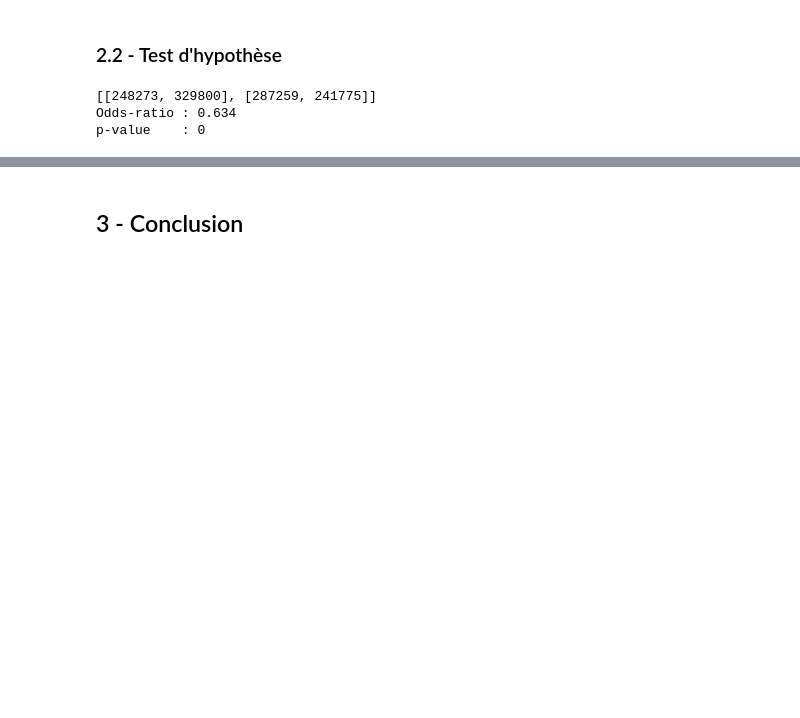
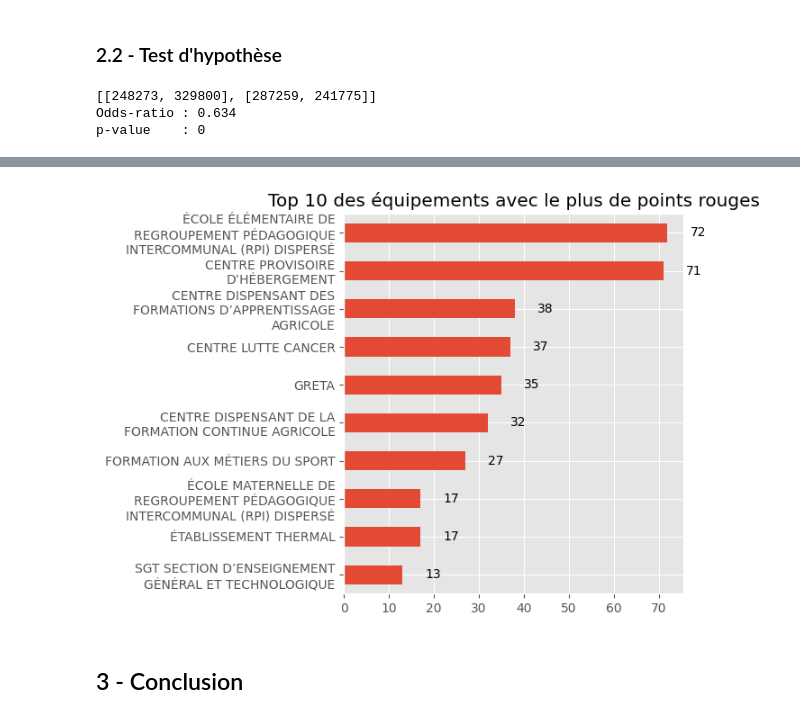
Before and after one commit to dataforgoodfr/offseason_fub, a Jupyter notebook: code/geodata-analysis/croisement_equipements.ipynb, the cells around one changed output, grey strips where cells are left out. Drawn from its saved outputs; the diff is of its cells as text; code cells hidden in the pictures; blank space fills up the shorter version.

Commit message:
Livraison 4C vu avec Axel

```diff
--- a/code/geodata-analysis/croisement_equipements.ipynb
+++ b/code/geodata-analysis/croisement_equipements.ipynb
@@ -142,3 +213,29 @@ p-value    : 0
+# %%
+# Plot
+ax = prox_equip_nom.set_index("equipment_name").sort_values(
+    by="nb_par_equip_name",
+    ascending=True
+).head(10).plot(kind="barh", figsize=(7, 5))
+
+plt.title("Top 10 des équipements avec le plus de points rouges")
+plt.legend().remove()
+plt.ylabel("")
+
+# Appliquer un retour à la ligne automatique sur les labels Y
+labels = [ '\n'.join(textwrap.wrap(l.get_text(), 30)) for l in ax.get_yticklabels() ]
+ax.set_yticklabels(labels)
+
+# Afficher les chiffres
+for i in ax.patches:
+    ax.text(i.get_width() + 5,
+            i.get_y() + i.get_height()/2,
+            int(i.get_width()),
+            va='center')
+
+plt.tight_layout()
+plt.show()
+# %% [output]
+[figure, added]
 # %% [markdown]
 ## 3 - Conclusion
 # %% [markdown]
```
Also changed, not shown: parts of 20 cells of this notebook.
